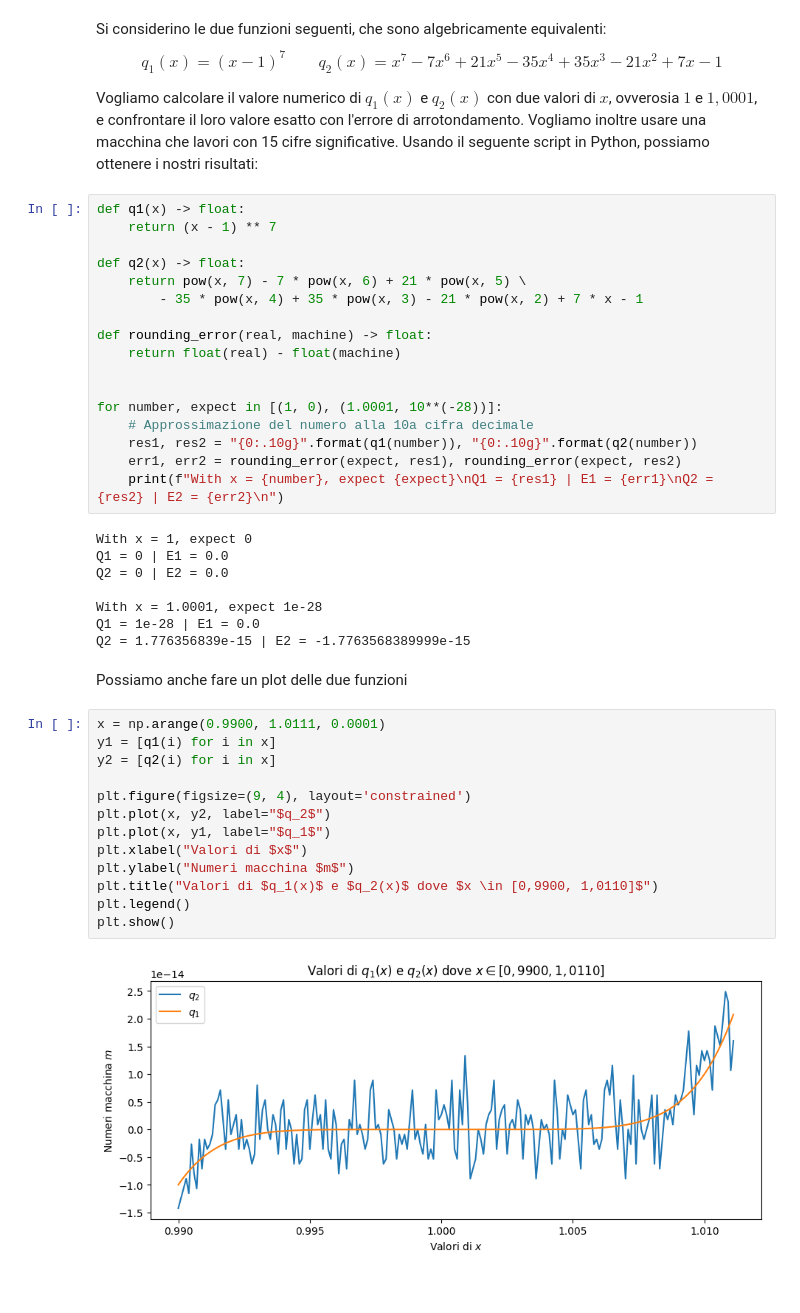
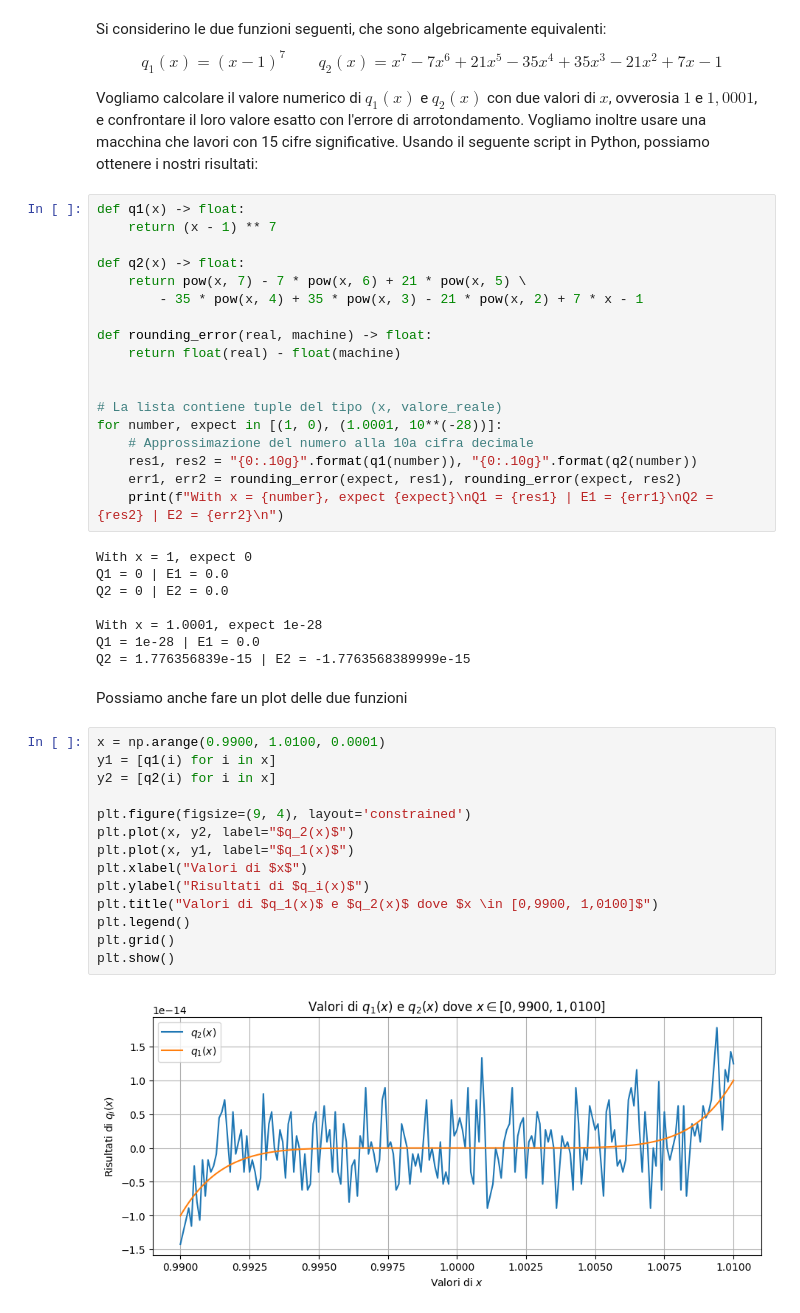
Before and after one commit to ElBi21/ACSAI, a Jupyter notebook: 3rd Year/Analisi e Calcolo Numerico/code/Python Notebooks/01-intro.ipynb, the cells around one changed output. Drawn from its saved outputs; the diff is of its cells as text.

```diff
--- a/3rd Year/Analisi e Calcolo Numerico/code/Python Notebooks/01-intro.ipynb
+++ b/3rd Year/Analisi e Calcolo Numerico/code/Python Notebooks/01-intro.ipynb
@@ -21,6 +21,7 @@ def rounding_error(real, machine) -> float:
     return float(real) - float(machine)
 
 
+# La lista contiene tuple del tipo (x, valore_reale)
 for number, expect in [(1, 0), (1.0001, 10**(-28))]:
     # Approssimazione del numero alla 10a cifra decimale
     res1, res2 = "{0:.10g}".format(q1(number)), "{0:.10g}".format(q2(number))
@@ -37,17 +38,18 @@ Q2 = 1.776356839e-15 | E2 = -1.7763568389999e-15
 # %% [markdown]
 Possiamo anche fare un plot delle due funzioni
 # %%
-x = np.arange(0.9900, 1.0111, 0.0001)
+x = np.arange(0.9900, 1.0100, 0.0001)
 y1 = [q1(i) for i in x]
 y2 = [q2(i) for i in x]
 
 plt.figure(figsize=(9, 4), layout='constrained')
-plt.plot(x, y2, label="$q_2$")
-plt.plot(x, y1, label="$q_1$")
+plt.plot(x, y2, label="$q_2(x)$")
+plt.plot(x, y1, label="$q_1(x)$")
 plt.xlabel("Valori di $x$")
-plt.ylabel("Numeri macchina $m$")
-plt.title("Valori di $q_1(x)$ e $q_2(x)$ dove $x \in [0,9900, 1,0110]$")
+plt.ylabel("Risultati di $q_i(x)$")
+plt.title("Valori di $q_1(x)$ e $q_2(x)$ dove $x \in [0,9900, 1,0100]$")
 plt.legend()
+plt.grid()
 plt.show()
 # %% [output]
-[figure, old version]
+[figure, new version]
```
Also changed, not shown: 3 other files.
